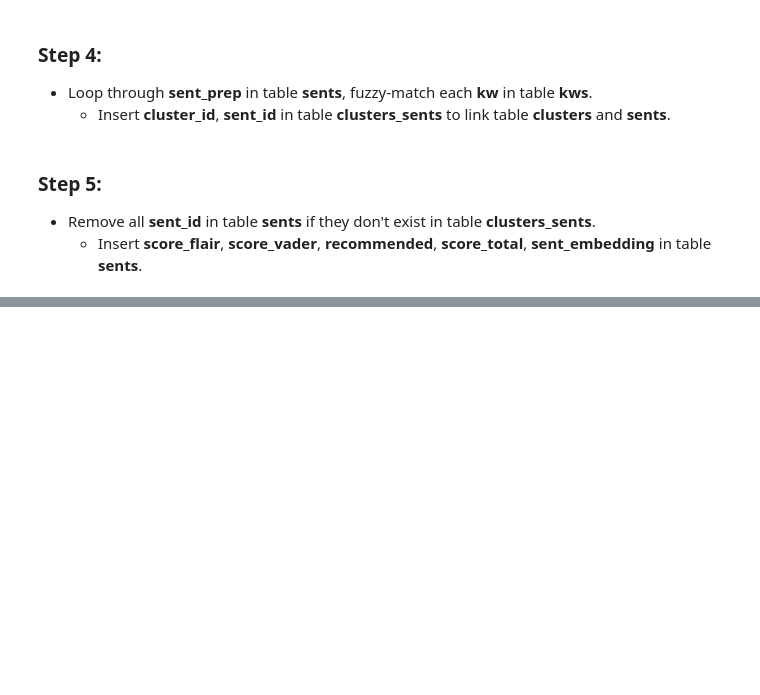
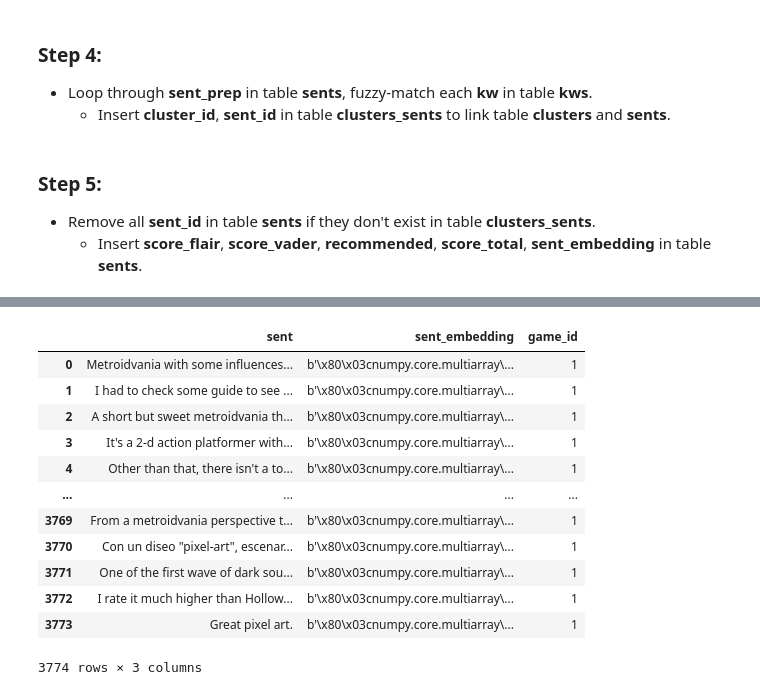
Before and after one commit to khanhhuy288/steam-insider, a Jupyter notebook: Pipeline for Gathering and Saving Data to SQLite.ipynb, the cells around one changed output, grey strips where cells are left out. Cells and saved outputs as stored; diff of their text form; code cells hidden in the pictures; blank space fills up the shorter version.

```diff
--- a/Pipeline for Gathering and Saving Data to SQLite.ipynb
+++ b/Pipeline for Gathering and Saving Data to SQLite.ipynb
@@ -665,0 +760,5 @@ df_sent
+# %%
+df_sent_cluster = df_sent[(df_sent['cluster_name'] == 'dark soul') & (df_sent['senti'] == -1)]
+# %%
+for sent in df_sent_cluster['sent']:
+    print(f'>>> {sent}')
@@ -665,0 +783,3 @@ df_sent
+# %%
+sents = df_sent_cluster['sent'].reset_index(drop = True)
+sent_embeddings = decode_sent_embeddings(df_sent_cluster['sent_embedding'])
@@ -665,0 +853,20 @@ df_sent
+# %%
+df_sent = pd.read_sql_query("""SELECT sent, sent_embedding, game_id
+                                FROM sents JOIN reviews USING(review_id)
+                                WHERE game_id=1;""", conn)
+# %%
+df_sent
+# %% [output]
+|  | sent | sent_embedding | game_id |
+| 0 | Metroidvania with some influences... | b'\x80\x03cnumpy.core.multiarray\... | 1 |
+| 1 | I had to check some guide to see ... | b'\x80\x03cnumpy.core.multiarray\... | 1 |
+| 2 | A short but sweet metroidvania th... | b'\x80\x03cnumpy.core.multiarray\... | 1 |
+| 3 | It's a 2-d action platformer with... | b'\x80\x03cnumpy.core.multiarray\... | 1 |
+| 4 | Other than that, there isn't a to... | b'\x80\x03cnumpy.core.multiarray\... | 1 |
+| ... | ... | ... | ... |
+| 3769 | From a metroidvania perspective t... | b'\x80\x03cnumpy.core.multiarray\... | 1 |
+| 3770 | Con un diseo "pixel-art", escenar... | b'\x80\x03cnumpy.core.multiarray\... | 1 |
+| 3771 | One of the first wave of dark sou... | b'\x80\x03cnumpy.core.multiarray\... | 1 |
+| 3772 | I rate it much higher than Hollow... | b'\x80\x03cnumpy.core.multiarray\... | 1 |
+| 3773 | Great pixel art. | b'\x80\x03cnumpy.core.multiarray\... | 1 |
+3774 rows × 3 columns
```
Also changed, not shown: parts of 38 cells of this notebook.
